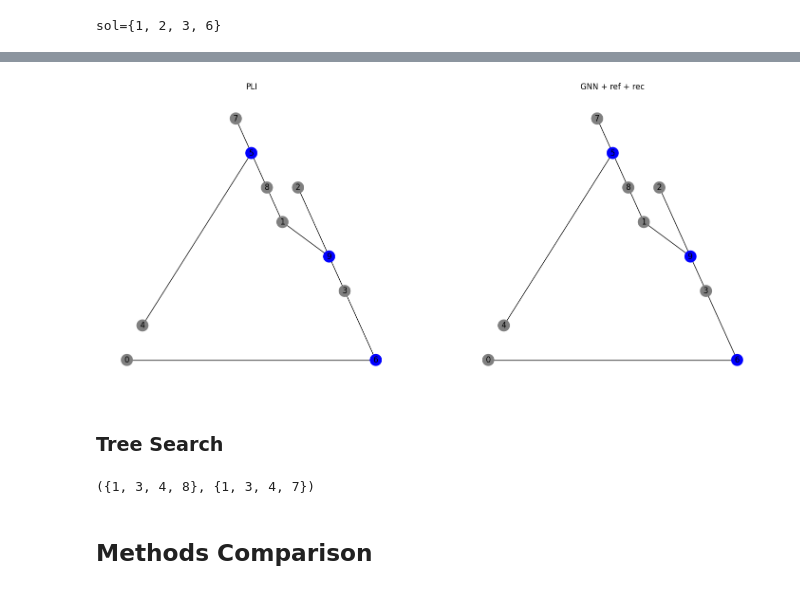
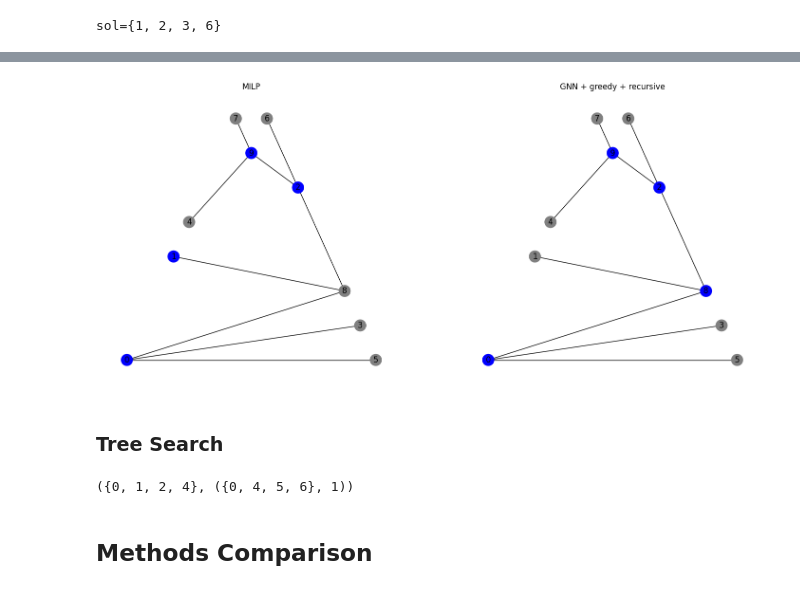
Before and after one commit to osnieltx/gnn-co, a Jupyter notebook: test_mds.ipynb, the cells around one changed output, grey strips where cells are left out. Cells and saved outputs as stored; diff of their text form; code cells hidden in the pictures.

```diff
--- a/test_mds.ipynb
+++ b/test_mds.ipynb
@@ -176,32 +187,38 @@ plt.show()
 tt_g = 1000
 l = torch.nn.BCEWithLogitsLoss()
 m = hyper_parameters['m']
-x = torch.Tensor([[1.]] * n)
 
 results = [0] * m
-r_l = [0] * m
 gnn_ref_ltq_mvc = [False] * tt_g
 gnn_ref_cv = [False] * tt_g  # if the solution is a vertex cover
+cov_size_by_head = [0] * m
+uncovered_nodes_by_head = [0] * m
 
 for i in trange(tt_g):
     g = create_graph(n, p)
     edge_list = [(int(a), int(b)) for a, b in g.T]
-    idx_t = torch.Tensor([[i] for i in range(n)])
-    x = torch.Tensor([[1.]]*n)
-    x = torch.stack([idx_t, x], dim=1)
+    x = get_x(g, n)
     g_n = nx.from_edgelist(edge_list)
     g_n.x = x
     g_n.edge_list = g
 
-    mvc = solver(g, n)
-    y = torch.FloatTensor([[n in mvc] for n in range(n)])
+    mds = solver(g, n)
+    y = torch.FloatTensor([[n in mds] for n in range(n)])
 
-    _, _, idx = forward(gnn, g_n)
-    results[idx] += 1
+    _, maps, idx = forward(gnn, g_n) # useful?
 
-    s = mds_simple(gnn, g_n)
-    gnn_ref_ltq_mvc[i] = len(s) <= len(mvc)
+    cov_size, uncovered_nodes, idx = mdsi(maps, g)
+    mds_index = cov_size + uncovered_nodes
 
+    for j, m_i in enumerate(mds_index):
+        if m_i <= mds_index[idx]:
+            results[j] += 1
+
+    s = mds_greedy(gnn, g_n)
+    gnn_ref_ltq_mvc[i] = len(s) <= len(mds)
     gnn_ref_cv[i] = all(v in s or len(g_n[v].keys() & s) > 0 for v in g_n)
 
-results
+    cov_size, uncovered_nodes, _ = mdsi(maps, g)
+    for head in range(m):
+        cov_size_by_head[head] += cov_size[head].item()
+        uncovered_nodes_by_head[head] += uncovered_nodes[head].item()
@@ -225,9 +254,9 @@ def tensor_pop(t, ids):
     if not isinstance(ids, Iterable):
         ids = [ids]
 
-    index = t[:,0, 0]
+    index = t[:,0]
     mask = torch.tensor([i in ids for i in index])
-    t[mask, 1, 0] = 0
+    t[mask, 1:] = 0
 
     return t
 
@@ -285,8 +314,7 @@ def mds_r(gnn, g: nx.Graph, verbose=False):
     if not(set(g_) <= n_s | s):
         if verb: print('rec')
         for n, p in sorted_prob_maps[id_best_sol]:
-            if g_.x[n, 1]:
-                g_.x[n, 1] = p*10
+            g_.x[n, 1] = p*10
         for n in list(g_):
             if not g_[n]:
                 g_ = remove_node(g_, n)
@@ -295,10 +323,8 @@ def mds_r(gnn, g: nx.Graph, verbose=False):
     return s
 # %%
 n = 10
-idx_t = torch.Tensor([[i] for i in range(n)])
-x = torch.Tensor([[1.]]*n)
-x = torch.stack([idx_t, x], dim=1)
 g = create_graph(n, p)
+x = get_x(g, n)
 edge_list = [(int(a), int(b)) for a, b in g.T]
 g_n = nx.from_edgelist(edge_list)
 g_n.x = x
@@ -307,7 +333,7 @@ g_n.edge_list = g
 sol = solver(g, n)
 y = torch.FloatTensor([[n in sol] for n in range(n)])
 
-s = mds_r(gnn, g_n, verbose=True)
+s = mds_r(gnn, g_n)
 
 print('\n', sol, s)
 print(f'same size? {len(sol) == len(s)}')
@@ -346,24 +343,24 @@ pprint(sorted_prob_maps[id_best_sol])
 # %%
 layout = None
 try:
     layout = nx.planar_layout(g_n)
 except:
     pass
 
 fig, axes = plt.subplots(ncols=2, figsize=(18, 8))
 
 node_colors = ['blue' if n in sol else 'gray' for n in g_n]
 nx.draw(g_n, with_labels=True, node_color=node_colors, pos=layout, ax=axes[0])
 
 node_colors = ['blue' if n in s else 'gray' for n in g_n]
 nx.draw(g_n, with_labels=True, node_color=node_colors, pos=layout, ax=axes[1])
 
-for i, t in enumerate(['PLI', 'GNN + ref + rec']):
+for i, t in enumerate(['MILP', 'GNN + greedy + recursive']):
     axes[i].set_title(t)
 
 plt.show()
 # %% [output]
-[figure, old version]
+[figure, new version]
 # %%
 # raise Exception
 # %% [markdown]
@@ -412,21 +413,19 @@ def tree_search(gnn, g: nx.Graph, max_expansions=1e2):
 # %%
-idx_t = torch.Tensor([[i] for i in range(n)])
-x = torch.Tensor([[1.]]*n)
-x = torch.stack([idx_t, x], dim=1)
 g = create_graph(n, p)
+x = get_x(g, n)
 edge_list = [(int(a), int(b)) for a, b in g.T]
 g_n = nx.from_edgelist(edge_list)
 g_n.x = x
 g_n.edge_list = g
 
 mds = solver(g, n)
-y = torch.FloatTensor([[n in mvc] for n in range(n)])
+y = torch.FloatTensor([[n in mds] for n in range(n)])
 
 solution = tree_search(gnn, g_n)
 
 mds, solution
 # %% [output]
-({1, 3, 4, 8}, {1, 3, 4, 7})
+({0, 1, 2, 4}, ({0, 4, 5, 6}, 1))
 # %% [markdown]
 ## Methods Comparison
 # %%
```
Also changed, not shown: parts of 27 cells of this notebook, 7 other files.
